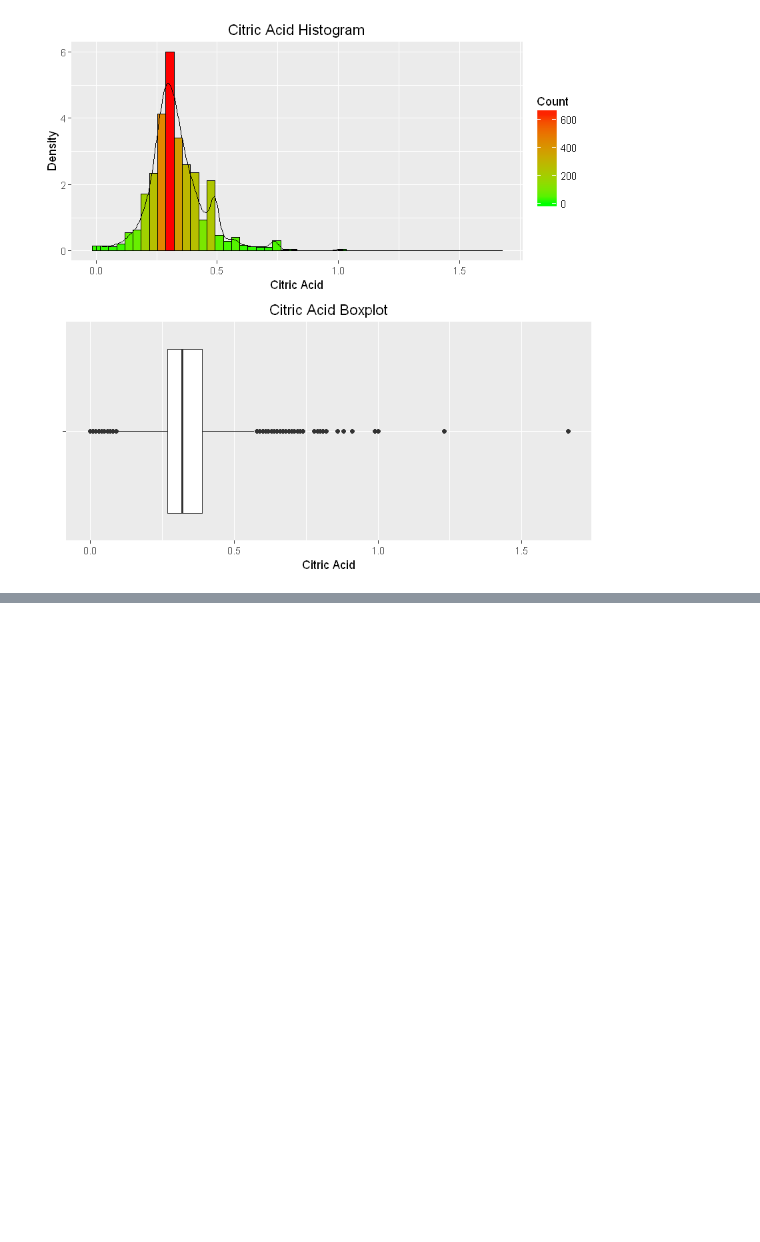
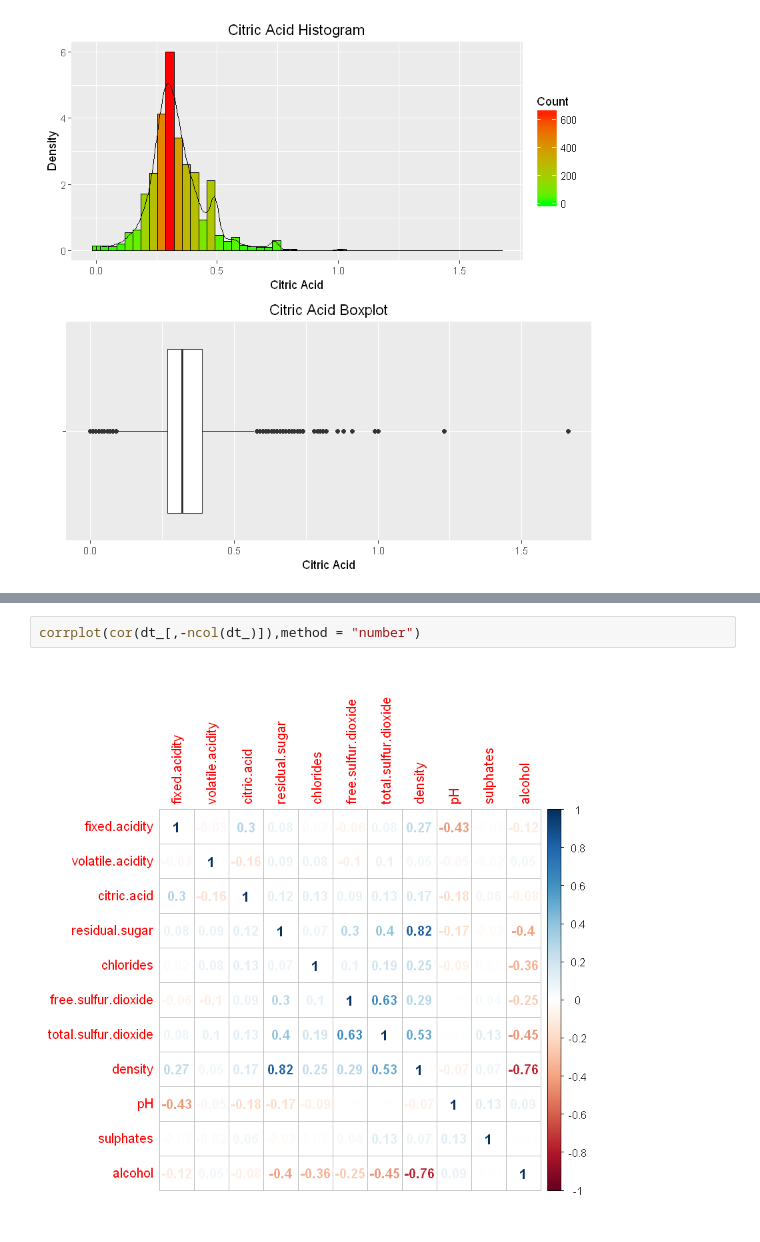
Before and after one commit to codeBehindMe/ADLA2, a Jupyter notebook: TILLEKERATNE_27345483_ASS_2.ipynb, the cells around one changed output, grey strips where cells are left out. Drawn from its saved outputs; the diff is of its cells as text; blank space fills up the shorter version.

```diff
--- a/TILLEKERATNE_27345483_ASS_2.ipynb
+++ b/TILLEKERATNE_27345483_ASS_2.ipynb
@@ -228,0 +332,4 @@ summary(dt_$citric.acid)
+# %%
+corrplot(cor(dt_[,-ncol(dt_)]),method = "number")
+# %% [output]
+[figure, added]
```
Also changed, not shown: parts of 26 cells of this notebook.
